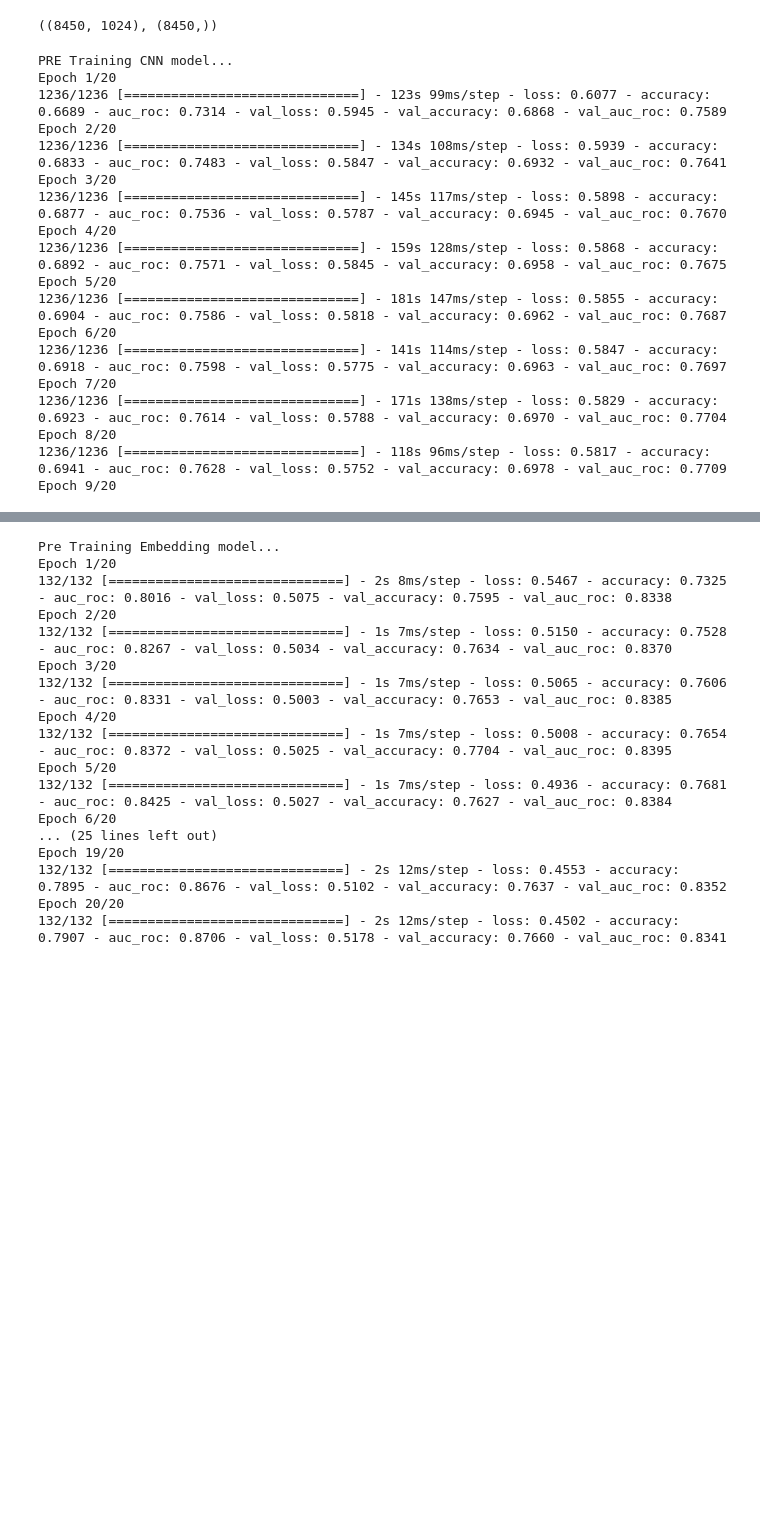
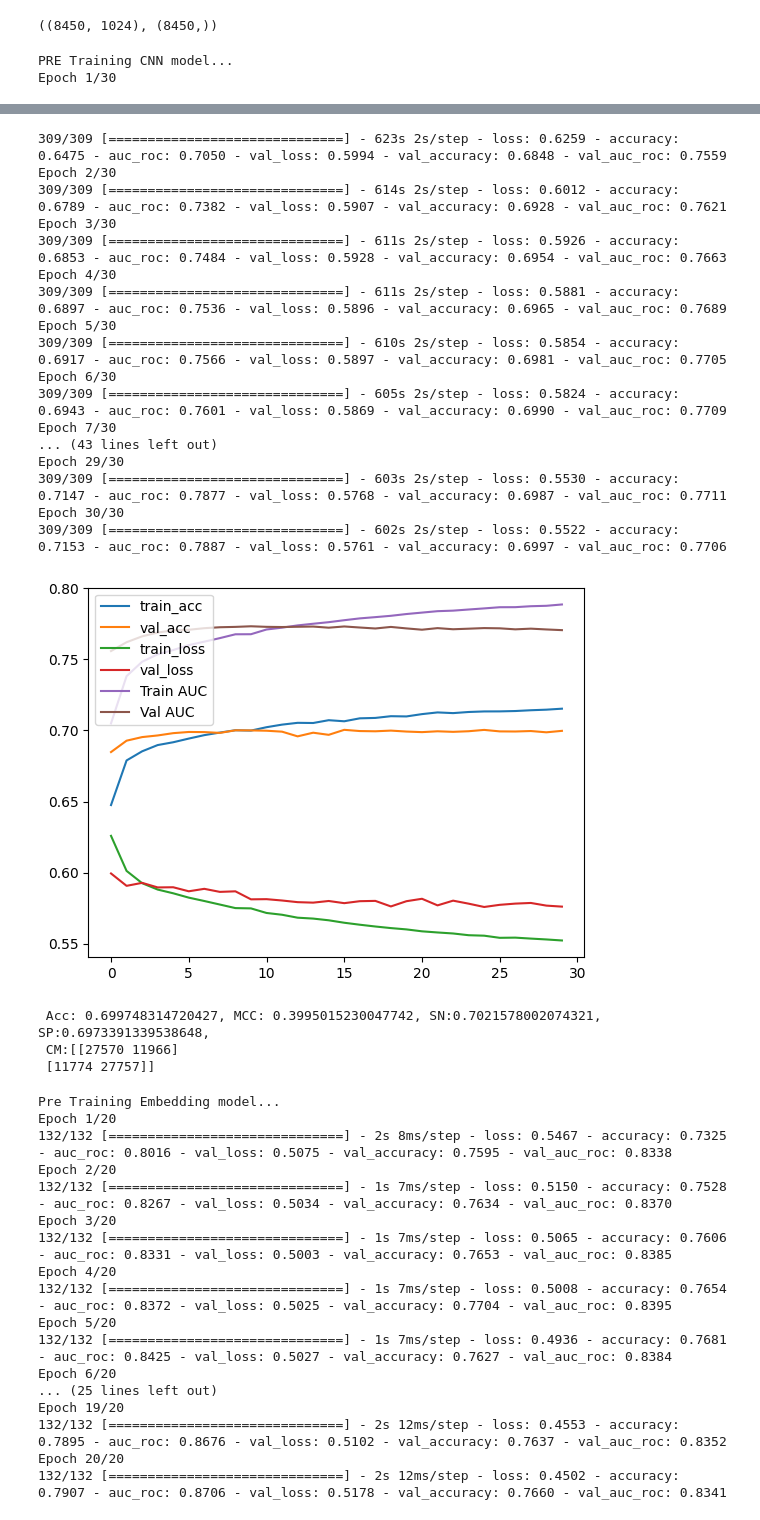
Before and after one commit to anuprulez/transformer_dephosphorylation, a Jupyter notebook: notebooks/train_prot_t5_ffn.ipynb, the cells around one changed output, grey strips where cells are left out. Drawn from its saved outputs; the diff is of its cells as text; code cells hidden in the pictures; blank space fills up the shorter version.

```diff
--- a/notebooks/train_prot_t5_ffn.ipynb
+++ b/notebooks/train_prot_t5_ffn.ipynb
@@ -402,7 +407,7 @@ pre_test_ST_Embed.shape, pre_test_ST_labels_Embed.shape
 # %%
 # Pretraining CNN
 
-n_epo_cnn = 20
+n_epo_cnn = 30
 
 metrics = ['accuracy', tf.keras.metrics.AUC(name='auc_roc')]
 
@@ -424,7 +429,7 @@ checkpointer = ModelCheckpoint(filepath="../models/pre_model_A.h5",
 #pre_history_A = model_A.fit(pre_train_ST, pre_train_ST_labels, batch_size=256, epochs=n_epo_cnn, verbose=1, callbacks=[checkpointer],
     #validation_data=(pre_test_ST, pre_test_ST_labels))
 
-pre_history_A = model_A.fit(pre_train_ST_CNN, pre_train_ST_CNN_labels, batch_size=256, epochs=n_epo_cnn, verbose=1, callbacks=[checkpointer],
+pre_history_A = model_A.fit(pre_train_ST_CNN, pre_train_ST_CNN_labels, batch_size=1024, epochs=n_epo_cnn, verbose=1, callbacks=[checkpointer],
     validation_data=(pre_test_ST_CNN, pre_test_ST_CNN_labels))
 
 # Save model
@@ -448,20 +453,4 @@ plot(pre_history_A)
 print("\n Acc: %s, MCC: %s, SN:%s, SP:%s, \n CM:%s" %(str(acc), str(mcc), str(sn), str(sp), cm))
 # %% [output]
 PRE Training CNN model...
-Epoch 1/20
-1236/1236 [==============================] - 123s 99ms/step - loss: 0.6077 - accuracy: 0.6689 - auc_roc: 0.7314 - val_loss: 0.5945 - val_accuracy: 0.6868 - val_auc_roc: 0.7589
-Epoch 2/20
-1236/1236 [==============================] - 134s 108ms/step - loss: 0.5939 - accuracy: 0.6833 - auc_roc: 0.7483 - val_loss: 0.5847 - val_accuracy: 0.6932 - val_auc_roc: 0.7641
-Epoch 3/20
-1236/1236 [==============================] - 145s 117ms/step - loss: 0.5898 - accuracy: 0.6877 - auc_roc: 0.7536 - val_loss: 0.5787 - val_accuracy: 0.6945 - val_auc_roc: 0.7670
-Epoch 4/20
-1236/1236 [==============================] - 159s 128ms/step - loss: 0.5868 - accuracy: 0.6892 - auc_roc: 0.7571 - val_loss: 0.5845 - val_accuracy: 0.6958 - val_auc_roc: 0.7675
-Epoch 5/20
-1236/1236 [==============================] - 181s 147ms/step - loss: 0.5855 - accuracy: 0.6904 - auc_roc: 0.7586 - val_loss: 0.5818 - val_accuracy: 0.6962 - val_auc_roc: 0.7687
-Epoch 6/20
-1236/1236 [==============================] - 141s 114ms/step - loss: 0.5847 - accuracy: 0.6918 - auc_roc: 0.7598 - val_loss: 0.5775 - val_accuracy: 0.6963 - val_auc_roc: 0.7697
-Epoch 7/20
-1236/1236 [==============================] - 171s 138ms/step - loss: 0.5829 - accuracy: 0.6923 - auc_roc: 0.7614 - val_loss: 0.5788 - val_accuracy: 0.6970 - val_auc_roc: 0.7704
-Epoch 8/20
-1236/1236 [==============================] - 118s 96ms/step - loss: 0.5817 - accuracy: 0.6941 - auc_roc: 0.7628 - val_loss: 0.5752 - val_accuracy: 0.6978 - val_auc_roc: 0.7709
-Epoch 9/20
+Epoch 1/30
@@ -468,3 +462,24 @@ Epoch 9/20
+309/309 [==============================] - 623s 2s/step - loss: 0.6259 - accuracy: 0.6475 - auc_roc: 0.7050 - val_loss: 0.5994 - val_accuracy: 0.6848 - val_auc_roc: 0.7559
+Epoch 2/30
+309/309 [==============================] - 614s 2s/step - loss: 0.6012 - accuracy: 0.6789 - auc_roc: 0.7382 - val_loss: 0.5907 - val_accuracy: 0.6928 - val_auc_roc: 0.7621
+Epoch 3/30
+309/309 [==============================] - 611s 2s/step - loss: 0.5926 - accuracy: 0.6853 - auc_roc: 0.7484 - val_loss: 0.5928 - val_accuracy: 0.6954 - val_auc_roc: 0.7663
+Epoch 4/30
+309/309 [==============================] - 611s 2s/step - loss: 0.5881 - accuracy: 0.6897 - auc_roc: 0.7536 - val_loss: 0.5896 - val_accuracy: 0.6965 - val_auc_roc: 0.7689
+Epoch 5/30
+309/309 [==============================] - 610s 2s/step - loss: 0.5854 - accuracy: 0.6917 - auc_roc: 0.7566 - val_loss: 0.5897 - val_accuracy: 0.6981 - val_auc_roc: 0.7705
+Epoch 6/30
+309/309 [==============================] - 605s 2s/step - loss: 0.5824 - accuracy: 0.6943 - auc_roc: 0.7601 - val_loss: 0.5869 - val_accuracy: 0.6990 - val_auc_roc: 0.7709
+Epoch 7/30
+... (43 lines left out)
+Epoch 29/30
+309/309 [==============================] - 603s 2s/step - loss: 0.5530 - accuracy: 0.7147 - auc_roc: 0.7877 - val_loss: 0.5768 - val_accuracy: 0.6987 - val_auc_roc: 0.7711
+Epoch 30/30
+309/309 [==============================] - 602s 2s/step - loss: 0.5522 - accuracy: 0.7153 - auc_roc: 0.7887 - val_loss: 0.5761 - val_accuracy: 0.6997 - val_auc_roc: 0.7706
+[figure, added]
+ Acc: 0.699748314720427, MCC: 0.3995015230047742, SN:0.7021578002074321, SP:0.6973391339538648,
+ CM:[[27570 11966]
+ [11774 27757]]
 # %%
 ########### Model B
 
```
Also changed, not shown: parts of 11 cells of this notebook, 2 other files.
